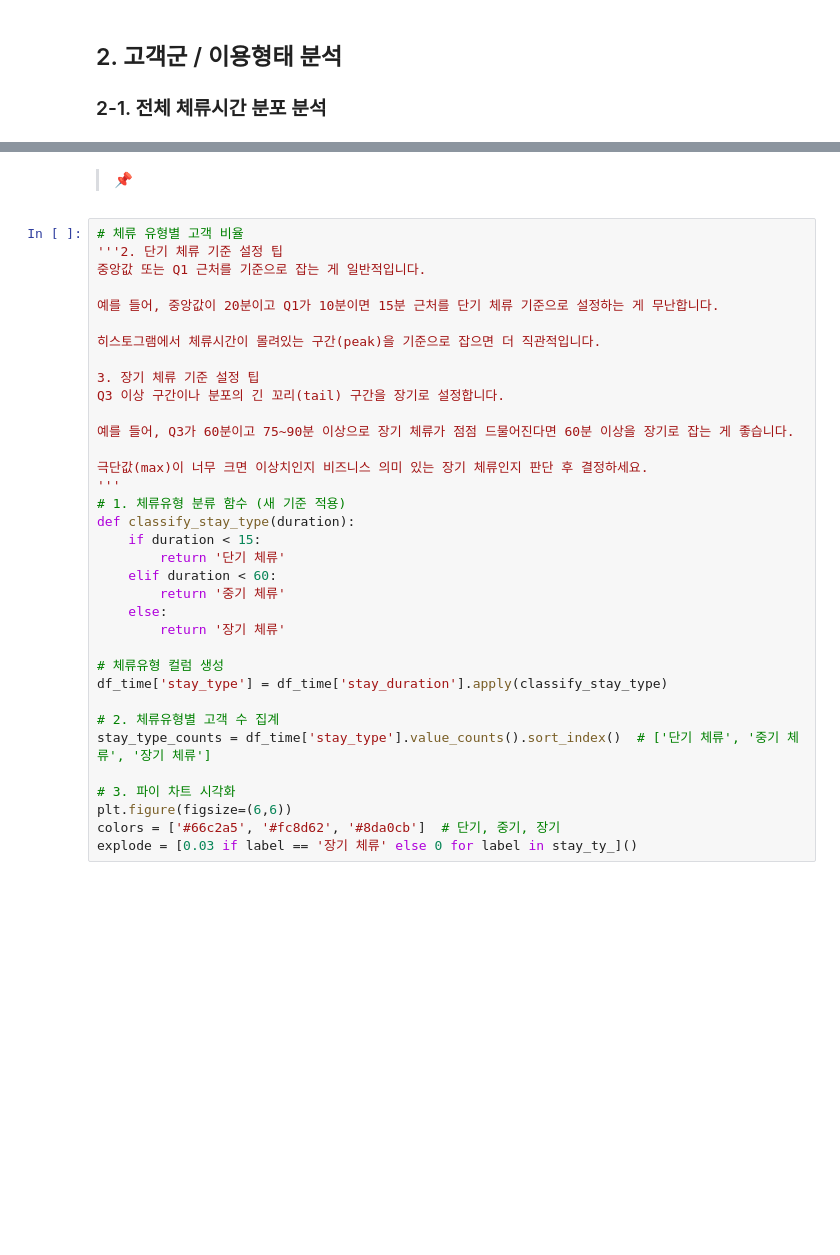
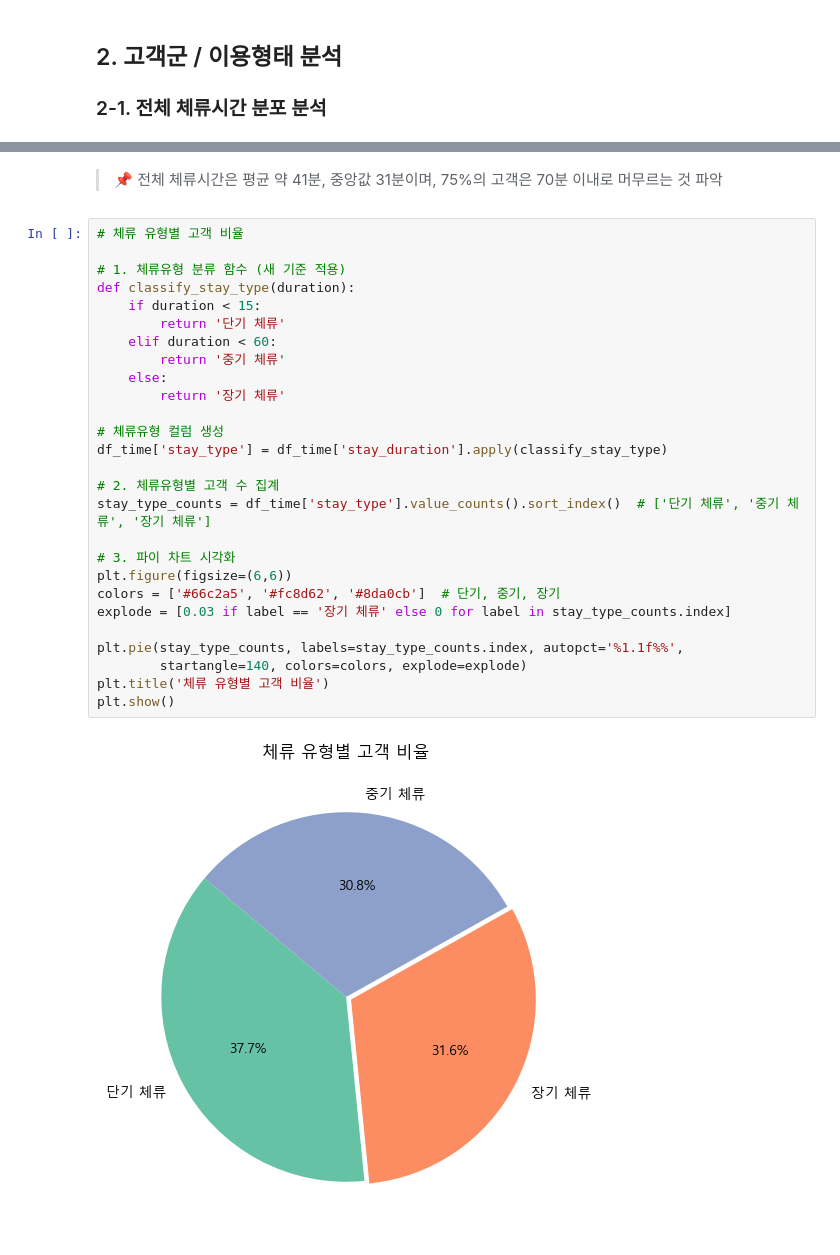
Before and after one commit to kyoungjoosin/crowd-analytics-seat-optimization, a Jupyter notebook: notebooks/01_eda.ipynb, the cells around one changed output, grey strips where cells are left out. Cells and saved outputs as stored; diff of their text form; blank space fills up the shorter version.

```diff
--- a/notebooks/01_eda.ipynb
+++ b/notebooks/01_eda.ipynb
@@ -235,38 +240,32 @@ display(filtered_df['stay_duration'].describe())
 # %% [markdown]
-> 📌
+> 📌 전체 체류시간은 평균 약 41분, 중앙값 31분이며, 75%의 고객은 70분 이내로 머무르는 것 파악
 # %%
 # 체류 유형별 고객 비율
-'''2. 단기 체류 기준 설정 팁
-중앙값 또는 Q1 근처를 기준으로 잡는 게 일반적입니다.
 
-예를 들어, 중앙값이 20분이고 Q1가 10분이면 15분 근처를 단기 체류 기준으로 설정하는 게 무난합니다.
-
-히스토그램에서 체류시간이 몰려있는 구간(peak)을 기준으로 잡으면 더 직관적입니다.
-
-3. 장기 체류 기준 설정 팁
-Q3 이상 구간이나 분포의 긴 꼬리(tail) 구간을 장기로 설정합니다.
-
-예를 들어, Q3가 60분이고 75~90분 이상으로 장기 체류가 점점 드물어진다면 60분 이상을 장기로 잡는 게 좋습니다.
-
-극단값(max)이 너무 크면 이상치인지 비즈니스 의미 있는 장기 체류인지 판단 후 결정하세요.
-'''
 # 1. 체류유형 분류 함수 (새 기준 적용)
 def classify_stay_type(duration):
     if duration < 15:
         return '단기 체류'
     elif duration < 60:
         return '중기 체류'
     else:
         return '장기 체류'
 
 # 체류유형 컬럼 생성
 df_time['stay_type'] = df_time['stay_duration'].apply(classify_stay_type)
 
 # 2. 체류유형별 고객 수 집계
 stay_type_counts = df_time['stay_type'].value_counts().sort_index()  # ['단기 체류', '중기 체류', '장기 체류']
 
 # 3. 파이 차트 시각화
 plt.figure(figsize=(6,6))
 colors = ['#66c2a5', '#fc8d62', '#8da0cb']  # 단기, 중기, 장기
-explode = [0.03 if label == '장기 체류' else 0 for label in stay_ty_]()
+explode = [0.03 if label == '장기 체류' else 0 for label in stay_type_counts.index]
+
+plt.pie(stay_type_counts, labels=stay_type_counts.index, autopct='%1.1f%%',
+        startangle=140, colors=colors, explode=explode)
+plt.title('체류 유형별 고객 비율')
+plt.show()
+# %% [output]
+[figure, added]
 # %% [markdown]
```
Also changed, not shown: parts of 14 cells of this notebook.
